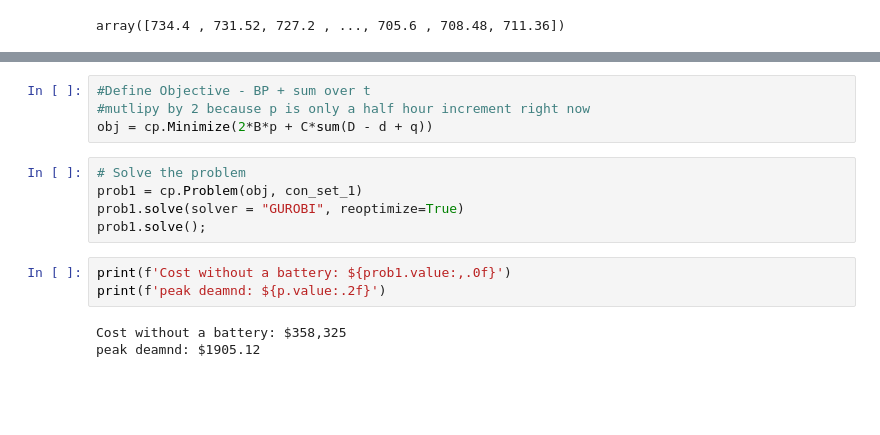
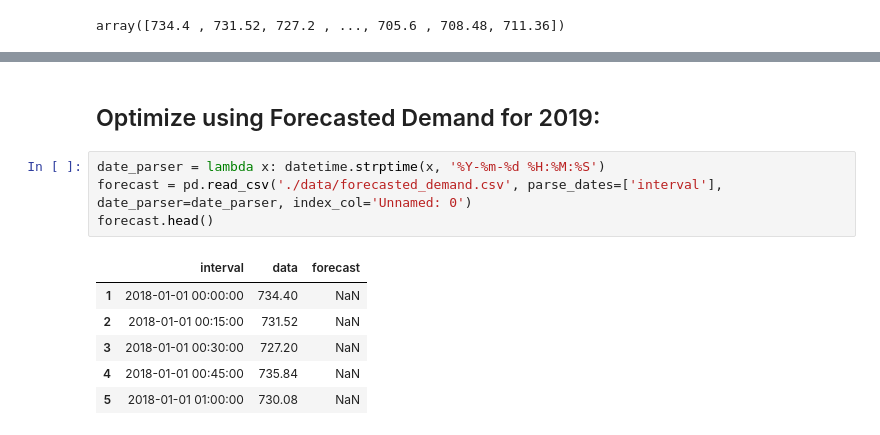
Before and after one commit to gnyirjesy/columbia-peak-shaving, a Jupyter notebook: peak_shaving_optimization.ipynb, the cells around one changed output, grey strips where cells are left out. Cells and saved outputs as stored; diff of their text form; blank space fills up the shorter version.

```diff
--- a/peak_shaving_optimization.ipynb
+++ b/peak_shaving_optimization.ipynb
@@ -428,15 +352,13 @@ for t in range(len(D)):
-# %%
-#Define Objective - BP + sum over t
-#mutlipy by 2 because p is only a half hour increment right now
-obj = cp.Minimize(2*B*p + C*sum(D - d + q))
-# %%
-# Solve the problem
-prob1 = cp.Problem(obj, con_set_1)
-prob1.solve(solver = "GUROBI", reoptimize=True)
-prob1.solve();
-# %%
-print(f'Cost without a battery: ${prob1.value:,.0f}')
-print(f'peak deamnd: ${p.value:.2f}')
-# %% [output]
-Cost without a battery: $358,325
-peak deamnd: $1905.12
+# %% [markdown]
+## Optimize using Forecasted Demand for 2019:
+# %%
+date_parser = lambda x: datetime.strptime(x, '%Y-%m-%d %H:%M:%S')
+forecast = pd.read_csv('./data/forecasted_demand.csv', parse_dates=['interval'], date_parser=date_parser, index_col='Unnamed: 0')
+forecast.head()
+# %% [output]
+|  | interval | data | forecast |
+| 1 | 2018-01-01 00:00:00 | 734.40 | NaN |
+| 2 | 2018-01-01 00:15:00 | 731.52 | NaN |
+| 3 | 2018-01-01 00:30:00 | 727.20 | NaN |
+| 4 | 2018-01-01 00:45:00 | 735.84 | NaN |
+| 5 | 2018-01-01 01:00:00 | 730.08 | NaN |
```
Also changed, not shown: parts of 13 cells of this notebook.
